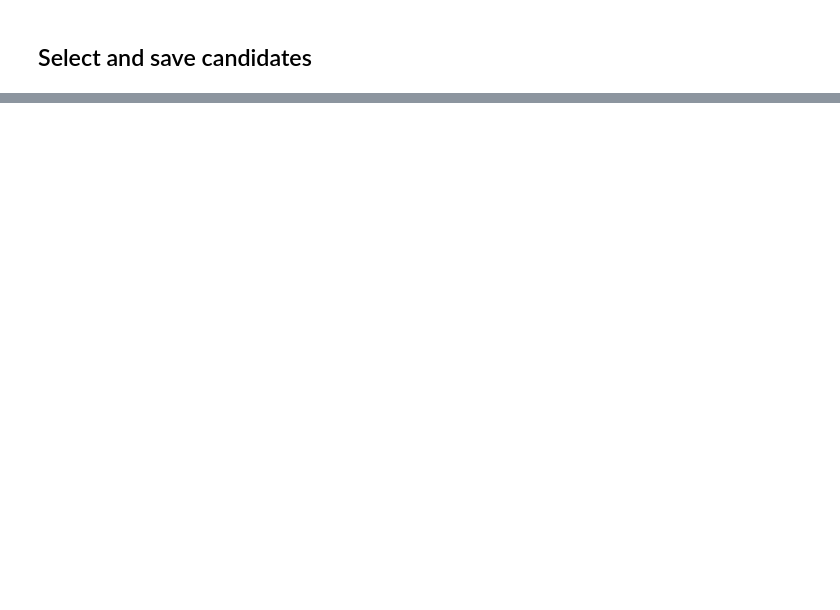
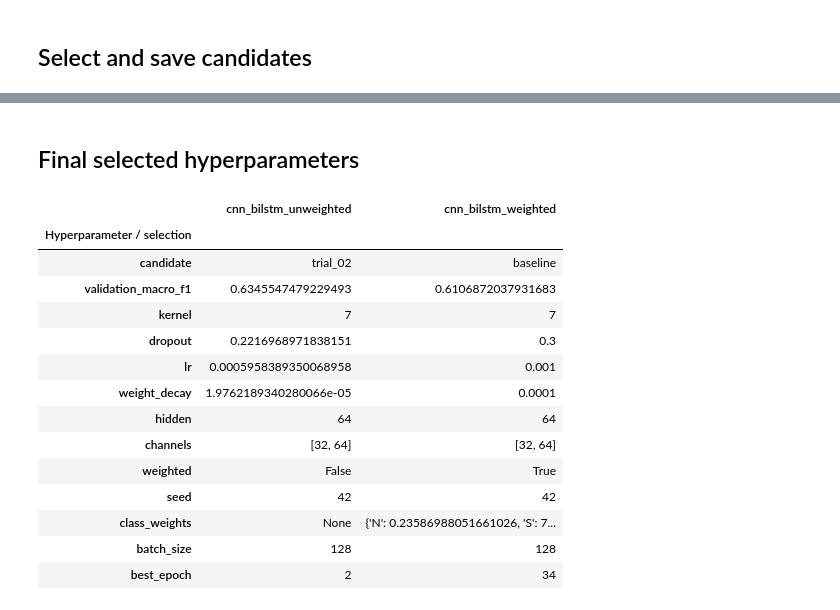
Before and after one commit to kkakongkiat/cardiac-arrhythmia-classification, a Jupyter notebook: model/9_CNN_BiLSTM.ipynb, the cells around one changed output, grey strips where cells are left out. Cells and saved outputs as stored; diff of their text form; code cells hidden in the pictures; blank space fills up the shorter version.

```diff
--- a/model/9_CNN_BiLSTM.ipynb
+++ b/model/9_CNN_BiLSTM.ipynb
@@ -72,7 +112,7 @@ def load_partition(split, *, allow_test=False):
     if split not in ['train', 'validation', 'test']:
         raise ValueError('Unknown partition')
     if split == 'test' and not allow_test:
-        raise PermissionError('Test เปิดได้เฉพาะ final evaluation หลังล็อกโมเดล')
+        raise PermissionError('Test เปิดใน notebook 11 สำหรับประเมินและเลือกผู้ชนะ')
     manifest = read_json(DATA / 'prepared.json')
     folder = DATA / split
     for name in ['metadata.parquet', 'waveforms.npy', 'features.npy']:
@@ -268,13 +342,10 @@ validation = load_partition('validation')
 # %%
 # ฝึก baseline ก่อน เพื่อเทียบกับผล tuning โดยใช้ split เดียวกัน
 runs = {}
-for weighted in [False, True]:
+for weighted in WEIGHTING_OPTIONS:
     name = f'{MODEL}_{"weighted" if weighted else "unweighted"}'
     folder = ARTIFACTS / name
-    new_stage(folder / 'selected.json')
-    if folder.exists():
-        raise FileExistsError(f'{folder} มีผลอยู่แล้ว ตรวจหรือเก็บสำรองก่อนเริ่มใหม่')
-    folder.mkdir(parents=True)
+    reset_directory(folder)
     baseline = fit_candidate(MODEL, weighted, BASELINE_PARAMETERS, folder / 'baseline', train, validation)
     runs[name] = {'folder': folder, 'weighted': weighted, 'baseline': baseline,
                   'candidates': [('baseline', baseline)], 'tuning_seconds': 0.}
@@ -285,8 +356,14 @@ for weighted in [False, True]:
 # หลัง tuning เลือก checkpoint ที่มีแล้ว ไม่ฝึกใหม่อีกครั้ง
 for name, run in runs.items():
     folder = run['folder']
-    study = optuna.create_study(direction='maximize', sampler=optuna.samplers.TPESampler(seed=SEED),
-                               storage=f'sqlite:///{(folder / "study.sqlite3").as_posix()}', study_name=name)
+    # รัน cell นี้ซ้ำได้ เริ่ม trials และคะแนนจาก baseline เดิมใหม่
+    run['candidates'] = [('baseline', run['baseline'])]
+    for previous in folder.glob('trial_*'):
+        reset_directory(previous)
+        previous.rmdir()
+    (folder / 'selected.json').unlink(missing_ok=True)
+    study = optuna.create_study(direction='maximize',
+                                sampler=optuna.samplers.TPESampler(seed=SEED))
     def objective(trial):
         run_id = f'trial_{trial.number:02d}'
         params = search_parameters(trial, MODEL)
@@ -320,0 +506,53 @@ pd.DataFrame(selected_candidates)
+# %% [markdown]
+## Final selected hyperparameters
+# %%
+from IPython.display import display
+
+
+final_parameters = {}
+for weighted in WEIGHTING_OPTIONS:
+    name = f'{MODEL}_{"weighted" if weighted else "unweighted"}'
+    folder = ARTIFACTS / name
+    selected = read_json(folder / 'selected.json')
+    info = read_json(folder / selected['candidate'] / 'info.json')
+    values = {
+        'candidate': selected['candidate'],
+        'validation_macro_f1': info['validation_macro_f1'],
+        **info['parameters'],
+        'weighted': info['weighted'],
+        'seed': info['seed'],
+        'class_weights': (None if info['class_weights'] is None
+                          else dict(zip(CLASSES, info['class_weights']))),
+    }
+    if info['batch_size'] is not None:
+        values['batch_size'] = info['batch_size']
+    if info['best_epoch_or_round'] is not None:
+        key = 'best_epoch' if MODEL in ['cnn', 'cnn_bilstm'] else 'best_boost_round'
+        values[key] = info['best_epoch_or_round']
+
+    final_parameters[name] = {
+        key: value if isinstance(value, str) else repr(value)
+        for key, value in values.items()
+    }
+
+final_hyperparameters = pd.DataFrame(final_parameters)
+final_hyperparameters.index.name = 'Hyperparameter / selection'
+with pd.option_context('display.max_rows', None, 'display.max_columns', None,
+                       'display.max_colwidth', None):
+    display(final_hyperparameters)
+# %% [output]
+|  | cnn_bilstm_unweighted | cnn_bilstm_weighted |
+| Hyperparameter / selection |  |  |
+| candidate | trial_02 | baseline |
+| validation_macro_f1 | 0.6345547479229493 | 0.6106872037931683 |
+| kernel | 7 | 7 |
+| dropout | 0.2216968971838151 | 0.3 |
+| lr | 0.0005958389350068958 | 0.001 |
+| weight_decay | 1.9762189340280066e-05 | 0.0001 |
+| hidden | 64 | 64 |
+| channels | [32, 64] | [32, 64] |
+| weighted | False | True |
+| seed | 42 | 42 |
+| class_weights | None | {'N': 0.23586988051661026, 'S': 7... |
+| batch_size | 128 | 128 |
+| best_epoch | 2 | 34 |
```
Also changed, not shown: parts of 19 cells of this notebook, 17 other files.
